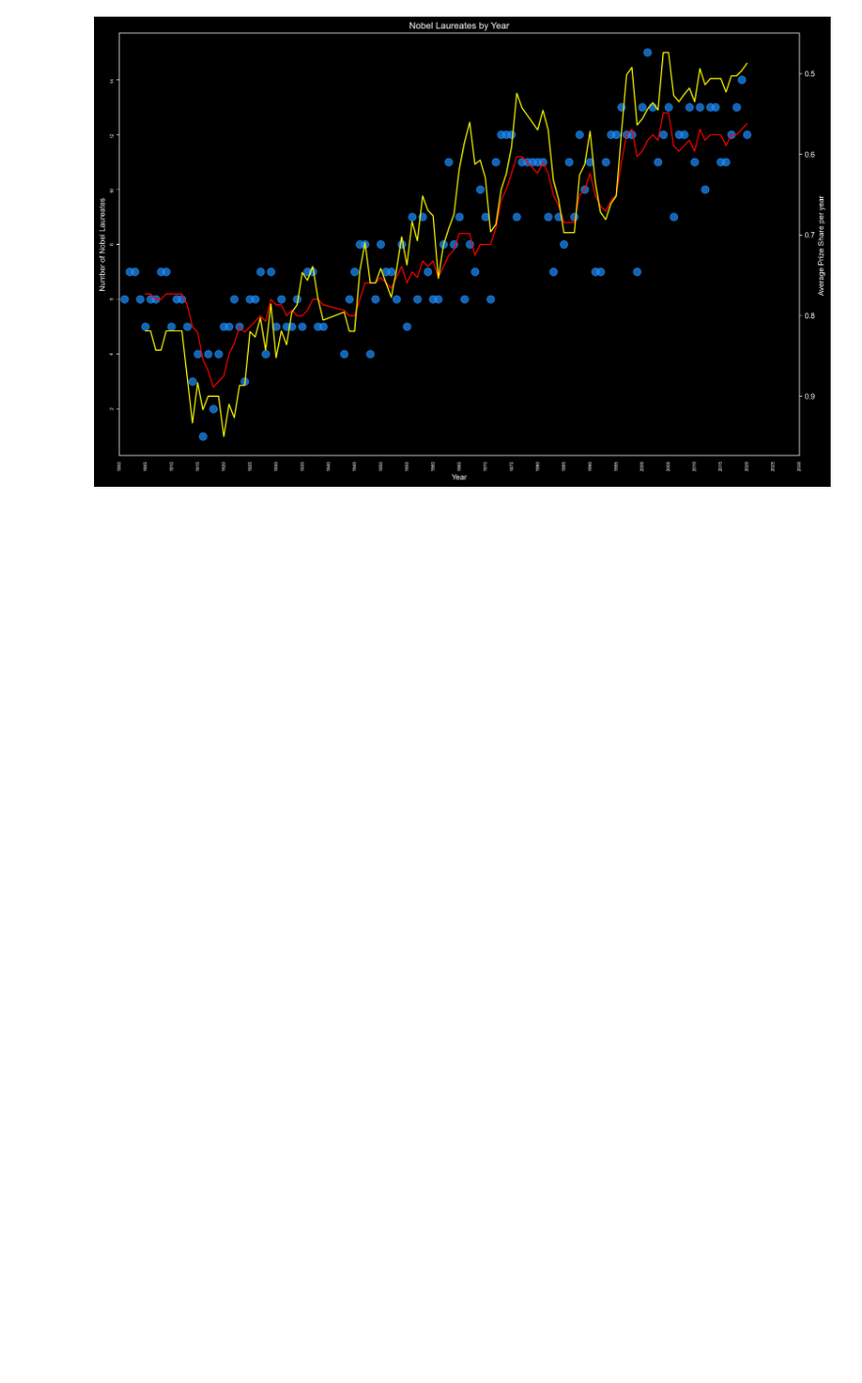
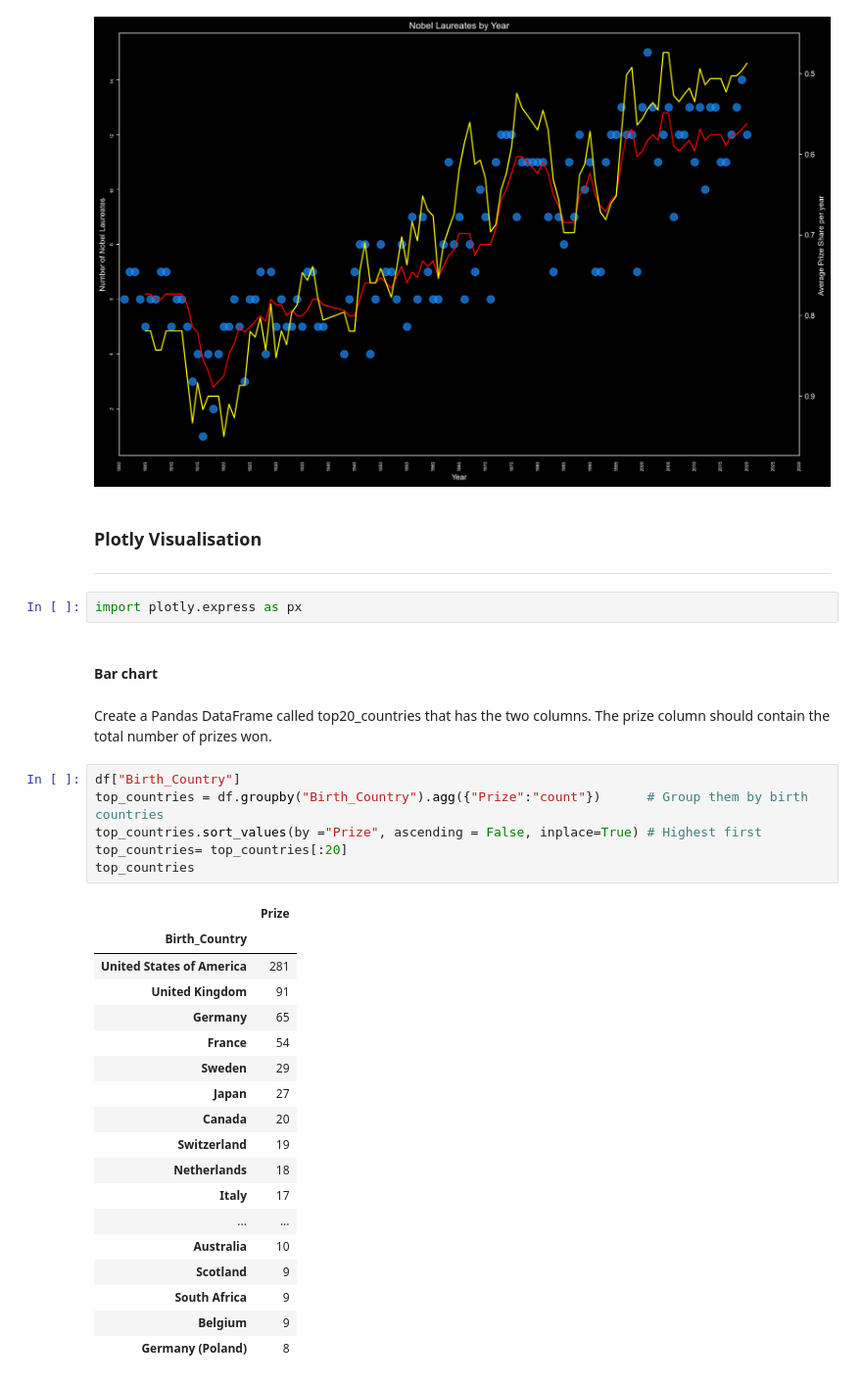
Before and after one commit to shane-221/Python_Basics, a Jupyter notebook: 09_Advanced-Data_Analysis(Pandas-Plotly-Seaborn)/79_Matplotlib_Pandas_Seaborn/main.ipynb, the cells around one changed output. Shown at 98% size. Drawn from its saved outputs; the diff is of its cells as text; blank space fills up the shorter version.

```diff
--- a/09_Advanced-Data_Analysis(Pandas-Plotly-Seaborn)/79_Matplotlib_Pandas_Seaborn/main.ipynb
+++ b/09_Advanced-Data_Analysis(Pandas-Plotly-Seaborn)/79_Matplotlib_Pandas_Seaborn/main.ipynb
@@ -368,3 +350,37 @@ ax1.grid(False)
 plt.show()
 # %% [output]
 [figure]
+# %% [markdown]
+### Plotly Visualisation
+---
+# %%
+import plotly.express as px
+# %% [markdown]
+#### Bar chart
+# %% [markdown]
+Create a Pandas DataFrame called top20_countries that has the two columns. The prize column should contain the total number of prizes won.
+# %%
+df["Birth_Country"]
+top_countries = df.groupby("Birth_Country").agg({"Prize":"count"})      # Group them by birth countries
+top_countries.sort_values(by ="Prize", ascending = False, inplace=True) # Highest first
+top_countries= top_countries[:20]
+top_countries
+# %% [output]
+|  | Prize |
+| Birth_Country |  |
+| United States of America | 281 |
+| United Kingdom | 91 |
+| Germany | 65 |
+| France | 54 |
+| Sweden | 29 |
+| Japan | 27 |
+| Canada | 20 |
+| Switzerland | 19 |
+| Netherlands | 18 |
+| Italy | 17 |
+| ... | ... |
+| Australia | 10 |
+| Scotland | 9 |
+| South Africa | 9 |
+| Belgium | 9 |
+| Germany (Poland) | 8 |
```
Also changed, not shown: parts of 11 cells of this notebook.
